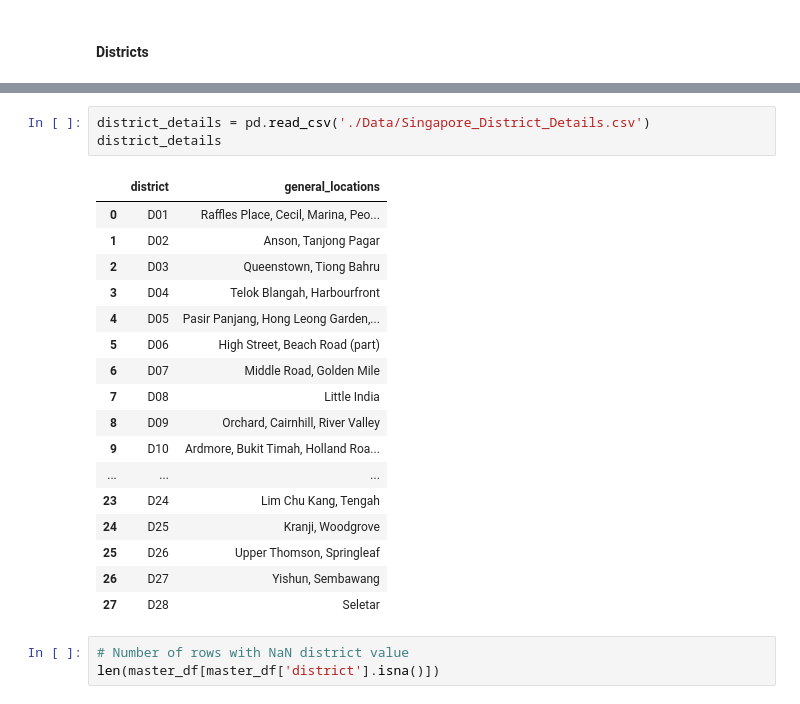
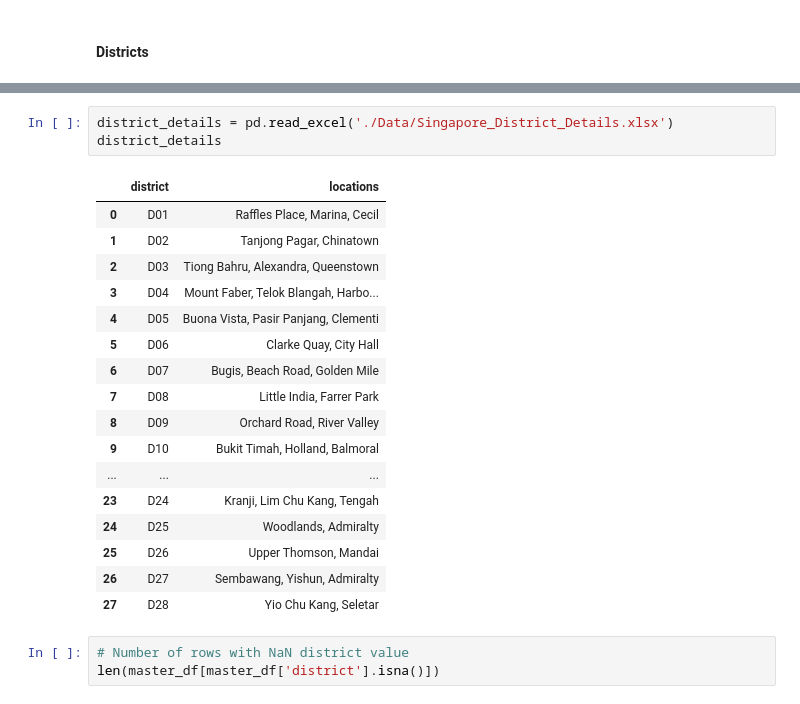
Before and after one commit to kennethleungty/Singapore-Condo-Rental-Market-Analysis, a Jupyter notebook: Part 2 - Data Cleaning and EDA.ipynb, the cells around one changed output, grey strips where cells are left out. Cells and saved outputs as stored; diff of their text form.

```diff
--- a/Part 2 - Data Cleaning and EDA.ipynb
+++ b/Part 2 - Data Cleaning and EDA.ipynb
@@ -292,26 +292,26 @@ D06      15
 D26       3
 Name: district, dtype: int64
 # %%
-district_details = pd.read_csv('./Data/Singapore_District_Details.csv')
+district_details = pd.read_excel('./Data/Singapore_District_Details.xlsx')
 district_details
 # %% [output]
-|  | district | general_locations |
-| 0 | D01 | Raffles Place, Cecil, Marina, Peo... |
-| 1 | D02 | Anson, Tanjong Pagar |
-| 2 | D03 | Queenstown, Tiong Bahru |
-| 3 | D04 | Telok Blangah, Harbourfront |
-| 4 | D05 | Pasir Panjang, Hong Leong Garden,... |
-| 5 | D06 | High Street, Beach Road (part) |
-| 6 | D07 | Middle Road, Golden Mile |
-| 7 | D08 | Little India |
-| 8 | D09 | Orchard, Cairnhill, River Valley |
-| 9 | D10 | Ardmore, Bukit Timah, Holland Roa... |
+|  | district | locations |
+| 0 | D01 | Raffles Place, Marina, Cecil |
+| 1 | D02 | Tanjong Pagar, Chinatown |
+| 2 | D03 | Tiong Bahru, Alexandra, Queenstown |
+| 3 | D04 | Mount Faber, Telok Blangah, Harbo... |
+| 4 | D05 | Buona Vista, Pasir Panjang, Clementi |
+| 5 | D06 | Clarke Quay, City Hall |
+| 6 | D07 | Bugis, Beach Road, Golden Mile |
+| 7 | D08 | Little India, Farrer Park |
+| 8 | D09 | Orchard Road, River Valley |
+| 9 | D10 | Bukit Timah, Holland, Balmoral |
 | ... | ... | ... |
-| 23 | D24 | Lim Chu Kang, Tengah |
-| 24 | D25 | Kranji, Woodgrove |
-| 25 | D26 | Upper Thomson, Springleaf |
-| 26 | D27 | Yishun, Sembawang |
-| 27 | D28 | Seletar |
+| 23 | D24 | Kranji, Lim Chu Kang, Tengah |
+| 24 | D25 | Woodlands, Admiralty |
+| 25 | D26 | Upper Thomson, Mandai |
+| 26 | D27 | Sembawang, Yishun, Admiralty |
+| 27 | D28 | Yio Chu Kang, Seletar |
 # %%
 # Number of rows with NaN district value
 len(master_df[master_df['district'].isna()])
```
Also changed, not shown: parts of 27 cells of this notebook.
